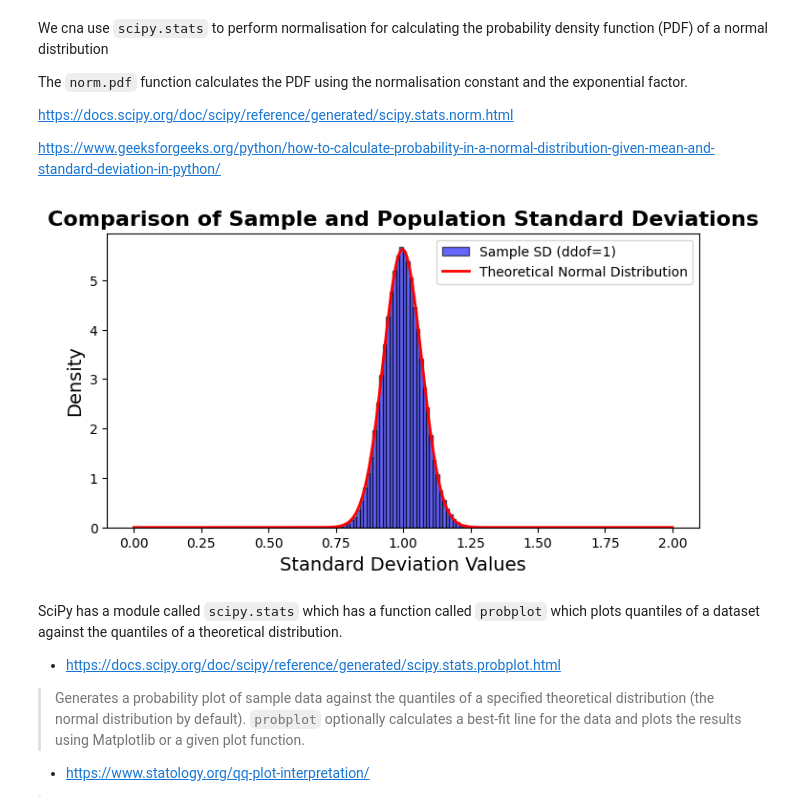
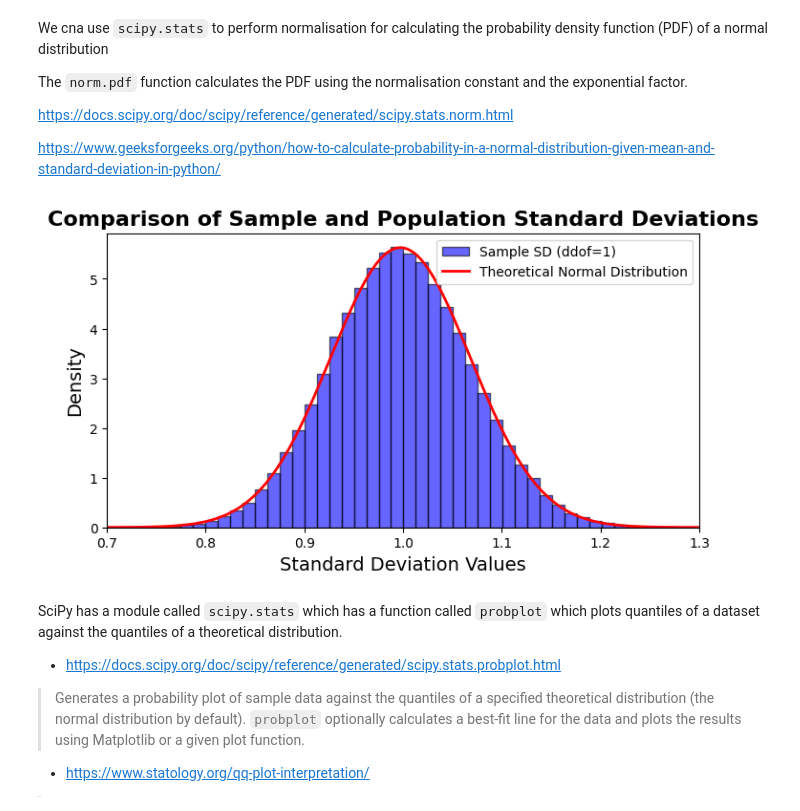
Before and after one commit to holmstead/applied_statistics, a Jupyter notebook: problems.ipynb, the cells around one changed output. Drawn from its saved outputs; the diff is of its cells as text; code cells hidden in the pictures.

```diff
--- a/problems.ipynb
+++ b/problems.ipynb
@@ -414,26 +413,29 @@ https://www.geeksforgeeks.org/python/how-to-calculate-probability-in-a-normal-di
 # %%
 # Create a figure and axis for the plot
 fig, ax = plt.subplots(figsize=(8, 4))
 
 # Plot histogram for sample standard deviations with normalisation
 ax.hist(sample_sd, bins=50, alpha=0.6, label='Sample SD (ddof=1)', color='blue', edgecolor='black', density=True)
 
 # Add titles and labels
 ax.set_title('Comparison of Sample and Population Standard Deviations', fontsize=16, fontweight='bold')
 ax.set_xlabel('Standard Deviation Values', fontsize=14)
 ax.set_ylabel('Density', fontsize=14)
 
+# Set x-axis limits
+ax.set_xlim(0.7, 1.3)
+
 # Create an x range for the theoretical curve
 x = np.linspace(0, 2, 1001)
 
 # Use scipy to get the theoretical PDF values
 y = norm.pdf(x, loc=np.mean(sample_sd), scale=np.std(sample_sd, ddof=1))  # PDF for a normal distribution
 
 # Plot the theoretical PDF curve
 ax.plot(x, y, 'r-', label='Theoretical Normal Distribution', linewidth=2)
 ax.legend();
 # %% [output]
-[figure, old version]
+[figure, new version]
 # %% [markdown]
 SciPy has a module called `scipy.stats` which has a function called `probplot` which plots quantiles of a dataset against the quantiles of a theoretical distribution.
 
```
Also changed, not shown: parts of 33 cells of this notebook.
